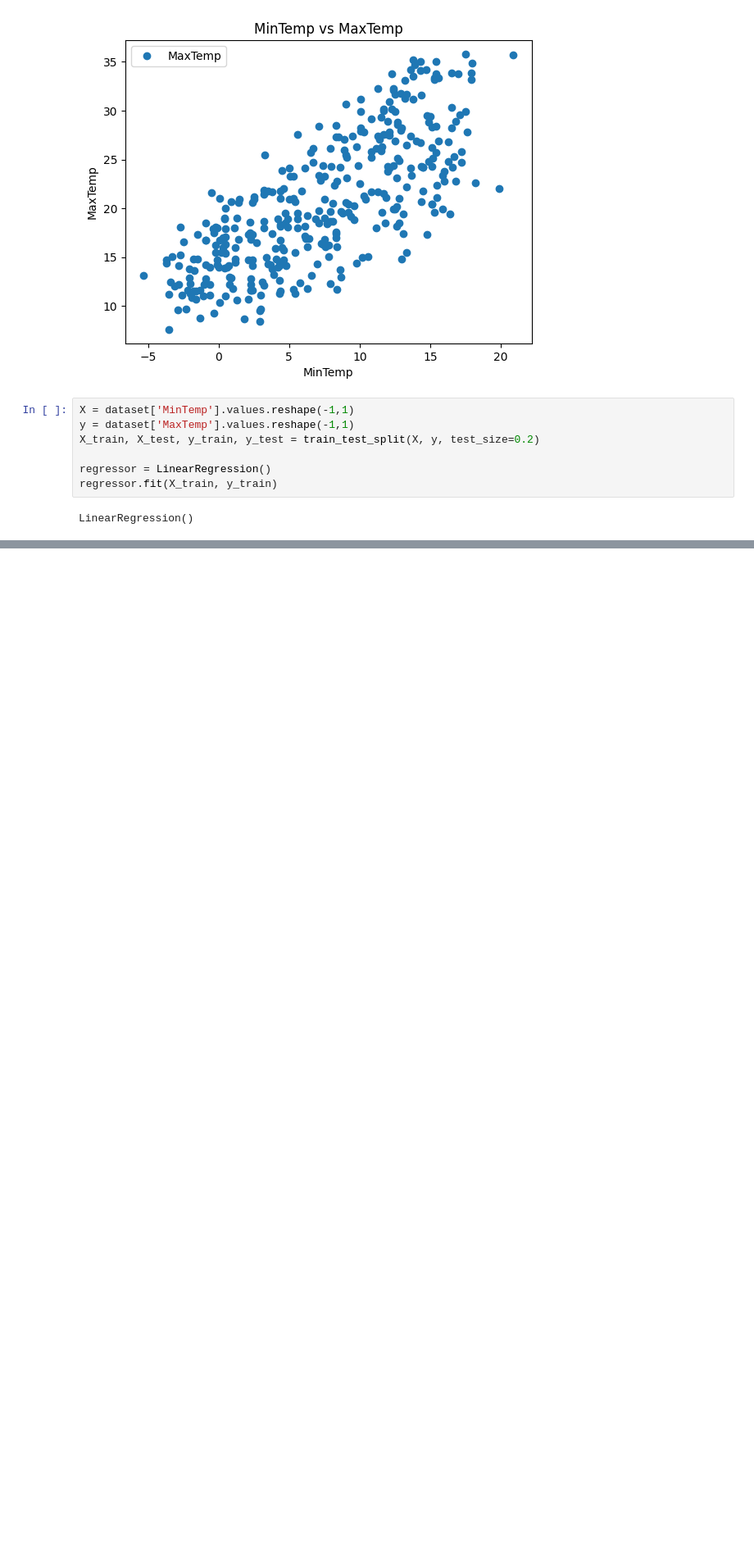
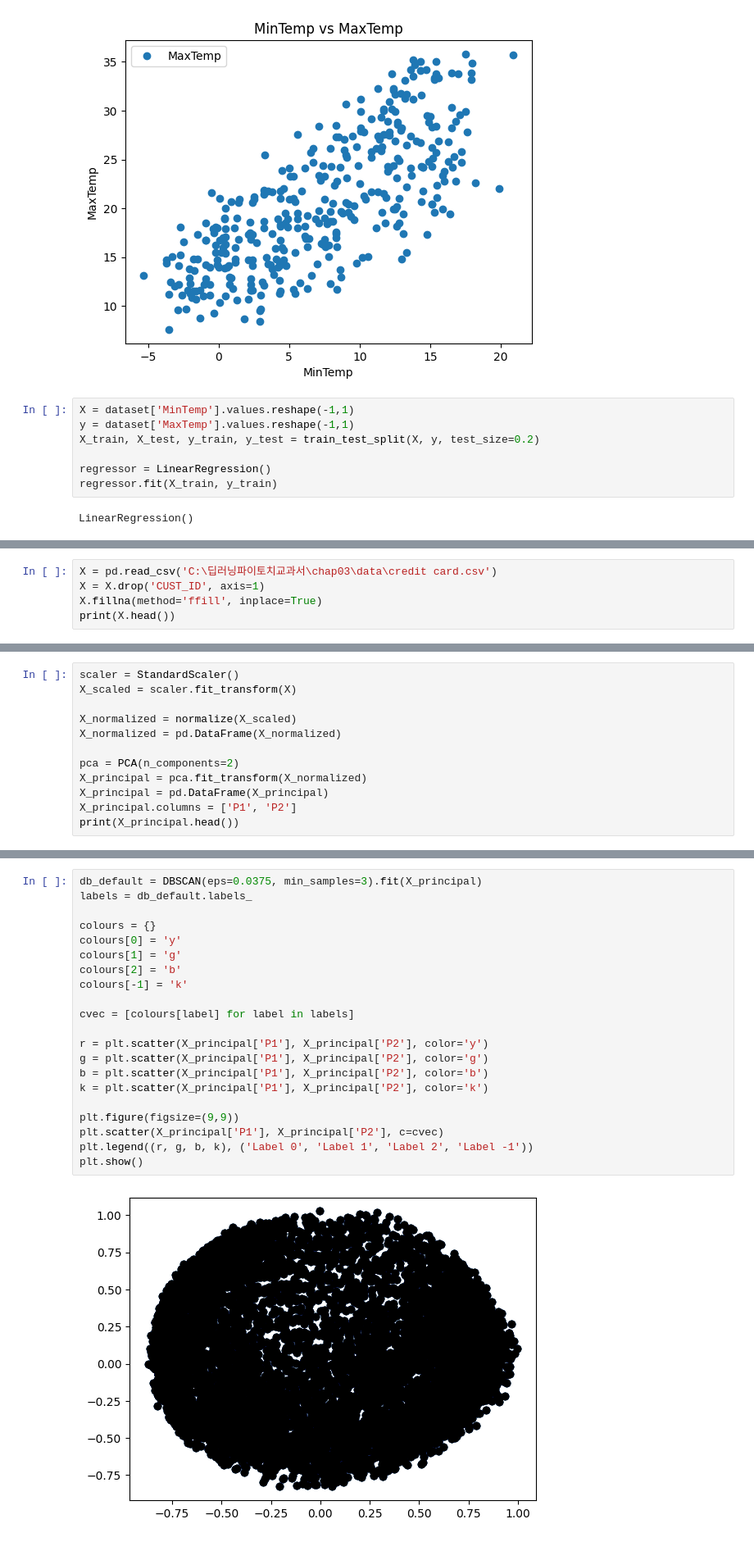
Before and after one commit to Jeon-Seho/pytorch-practice, a Jupyter notebook: Chapter03.ipynb, the cells around one changed output, grey strips where cells are left out. Shown at 82% size. Cells and saved outputs as stored; diff of their text form; blank space fills up the shorter version.

```diff
--- a/Chapter03.ipynb
+++ b/Chapter03.ipynb
@@ -255,0 +315,5 @@ print('루트 평균제곱법(RMSE):', np.sqrt(metrics.mean_squared_error(y_test
+# %%
+X = pd.read_csv('C:\딥러닝파이토치교과서\chap03\data\credit card.csv')
+X = X.drop('CUST_ID', axis=1)
+X.fillna(method='ffill', inplace=True)
+print(X.head())
@@ -255,0 +338,12 @@ print('루트 평균제곱법(RMSE):', np.sqrt(metrics.mean_squared_error(y_test
+# %%
+scaler = StandardScaler()
+X_scaled = scaler.fit_transform(X)
+
+X_normalized = normalize(X_scaled)
+X_normalized = pd.DataFrame(X_normalized)
+
+pca = PCA(n_components=2)
+X_principal = pca.fit_transform(X_normalized)
+X_principal = pd.DataFrame(X_principal)
+X_principal.columns = ['P1', 'P2']
+print(X_principal.head())
@@ -255,0 +357,23 @@ print('루트 평균제곱법(RMSE):', np.sqrt(metrics.mean_squared_error(y_test
+# %%
+db_default = DBSCAN(eps=0.0375, min_samples=3).fit(X_principal)
+labels = db_default.labels_
+
+colours = {}
+colours[0] = 'y'
+colours[1] = 'g'
+colours[2] = 'b'
+colours[-1] = 'k'
+
+cvec = [colours[label] for label in labels]
+
+r = plt.scatter(X_principal['P1'], X_principal['P2'], color='y')
+g = plt.scatter(X_principal['P1'], X_principal['P2'], color='g')
+b = plt.scatter(X_principal['P1'], X_principal['P2'], color='b')
+k = plt.scatter(X_principal['P1'], X_principal['P2'], color='k')
+
+plt.figure(figsize=(9,9))
+plt.scatter(X_principal['P1'], X_principal['P2'], c=cvec)
+plt.legend((r, g, b, k), ('Label 0', 'Label 1', 'Label 2', 'Label -1'))
+plt.show()
+# %% [output]
+[figure, added]
```
Also changed, not shown: parts of 16 cells of this notebook.
